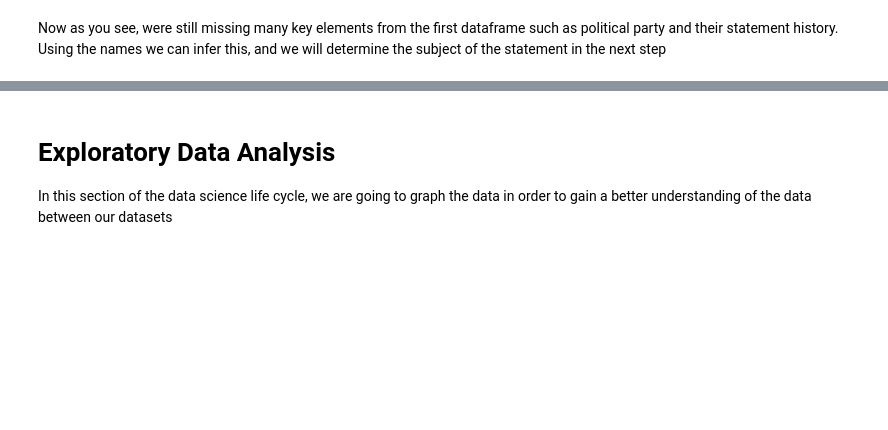
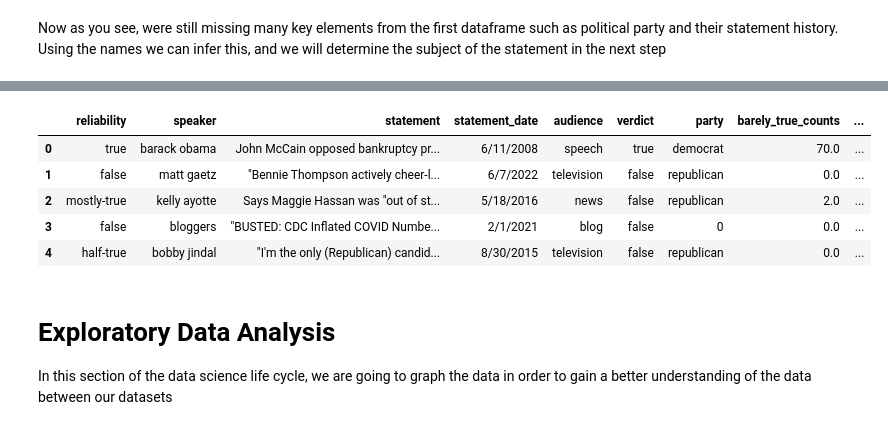
Before and after one commit to namanNagelia/cmsc320_finalProject, a Jupyter notebook: project.ipynb, the cells around one changed output, grey strips where cells are left out. Drawn from its saved outputs; the diff is of its cells as text; code cells hidden in the pictures; blank space fills up the shorter version.

```diff
--- a/project.ipynb
+++ b/project.ipynb
@@ -126,3 +207,39 @@ statements2.head()
+# %%
+from sentence_transformers import SentenceTransformer
+from sklearn.metrics.pairwise import cosine_similarity
+import pandas as pd
+
+# Load SBERT model
+model = SentenceTransformer('all-MiniLM-L6-v2')
+
+# Get all subjects from the subject map
+all_subjects = list(subject_map.keys())
+
+# Encode the subjects
+subject_embeddings = model.encode(all_subjects, convert_to_tensor=True)
+
+# Encode the statements in statements2
+statement_embeddings = model.encode(statements2["statement"].tolist(), convert_to_tensor=True)
+
+# Compute cosine similarity between statements and subjects
+similarity_matrix = cosine_similarity(statement_embeddings.cpu().numpy(), subject_embeddings.cpu().numpy())
+
+# Get top 3 subjects for each statement
+top_subjects = []
+for i in range(len(statements2)):  # Iterate over rows (statements)
+    similar_idx = similarity_matrix[i].argsort()[-3:][::-1]  # Top 3 subject indices for this statement
+    subjects = [all_subjects[j] for j in similar_idx]  # Map indices back to subject names
+    top_subjects.append(subjects)
+
+statements2["predicted_subjects"] = top_subjects
+statements2.head()
+# %% [output]
+|  | reliability | speaker | statement | statement_date | audience | verdict | party | barely_true_counts | ... |
+| 0 | true | barack obama | John McCain opposed bankruptcy pr... | 6/11/2008 | speech | true | democrat | 70.0 | ... |
+| 1 | false | matt gaetz | "Bennie Thompson actively cheer-l... | 6/7/2022 | television | false | republican | 0.0 | ... |
+| 2 | mostly-true | kelly ayotte | Says Maggie Hassan was "out of st... | 5/18/2016 | news | false | republican | 2.0 | ... |
+| 3 | false | bloggers | "BUSTED: CDC Inflated COVID Numbe... | 2/1/2021 | blog | false | 0 | 0.0 | ... |
+| 4 | half-true | bobby jindal | "I'm the only (Republican) candid... | 8/30/2015 | television | false | republican | 0.0 | ... |
 # %% [markdown]
 # Exploratory Data Analysis
 
```
Also changed, not shown: parts of 7 cells of this notebook.
